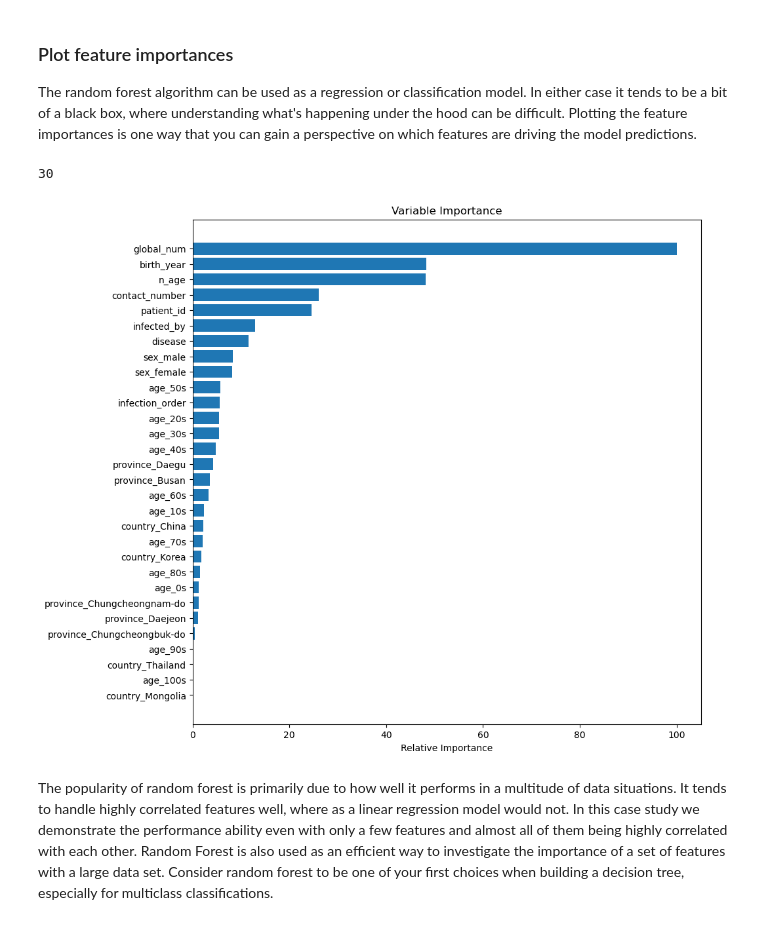
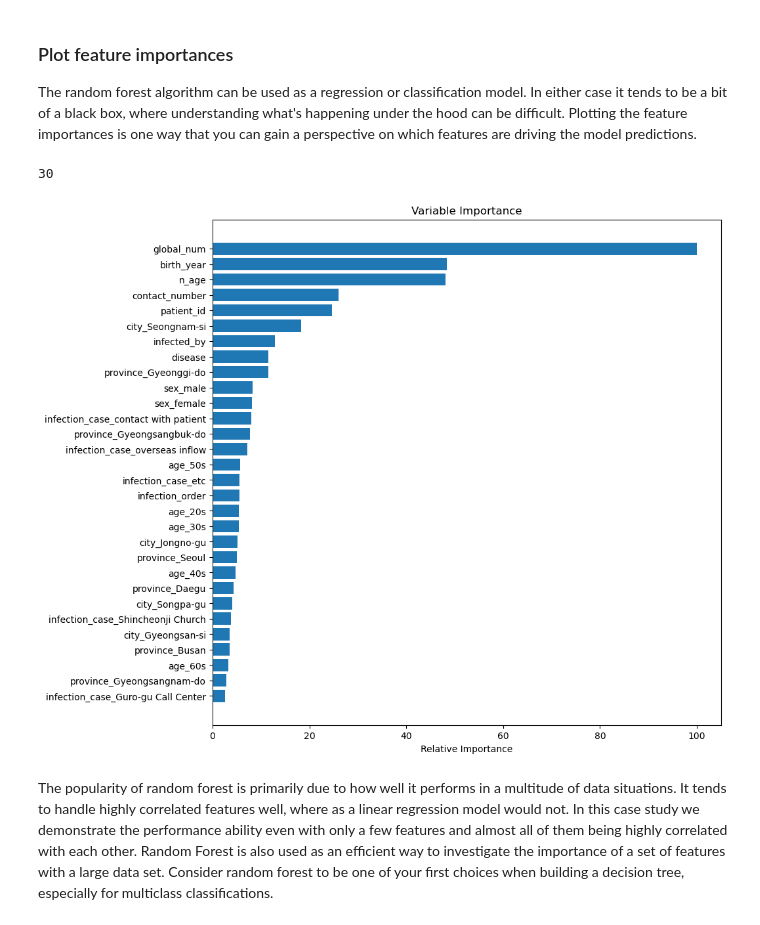
Before and after one commit to tsar1987/Springboard, a Jupyter notebook: Unit 14.4.4_Random_Forest.ipynb, the cells around one changed output. Saved outputs shown, nothing was run; the diff lists cells and outputs as text; code cells hidden in the pictures.

```diff
--- a/Unit 14.4.4_Random_Forest.ipynb
+++ b/Unit 14.4.4_Random_Forest.ipynb
@@ -617,21 +619,21 @@ The random forest algorithm can be used as a regression or classification model.
 # %%
 feature_importance = clf.feature_importances_
 # make importances relative to max importance
-feature_importance = 100.0 * (feature_importance / feature_importance.max())[:30]
-sorted_idx = np.argsort(feature_importance)[:30]
+feature_importance = 100.0 * (feature_importance / feature_importance.max())
+sorted_idx = np.argsort(feature_importance)[-30:]
 
 pos = np.arange(sorted_idx.shape[0]) + .5
 print(pos.size)
 sorted_idx.size
 plt.figure(figsize=(10,10))
 plt.barh(pos, feature_importance[sorted_idx], align='center')
 plt.yticks(pos, X.columns[sorted_idx])
 plt.xlabel('Relative Importance')
 plt.title('Variable Importance')
 plt.show()
 # %% [output]
 30
-[figure, old version]
+[figure, new version]
 # %% [markdown]
 The popularity of random forest is primarily due to how well it performs in a multitude of data situations. It tends to handle highly correlated features well, where as a linear regression model would not. In this case study we demonstrate the performance ability even with only a few features and almost all of them being highly correlated with each other.
 Random Forest is also used as an efficient way to investigate the importance of a set of features with a large data set. Consider random forest to be one of your first choices when building a decision tree, especially for multiclass classifications.
```
Also changed, not shown: parts of 3 cells of this notebook, 2 other files.
